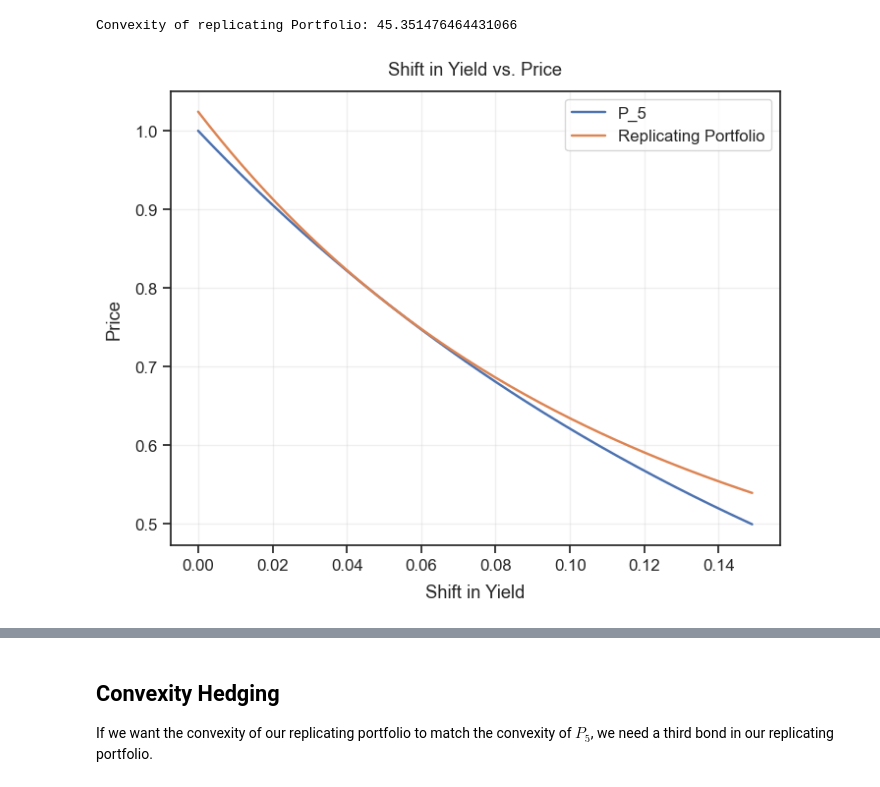
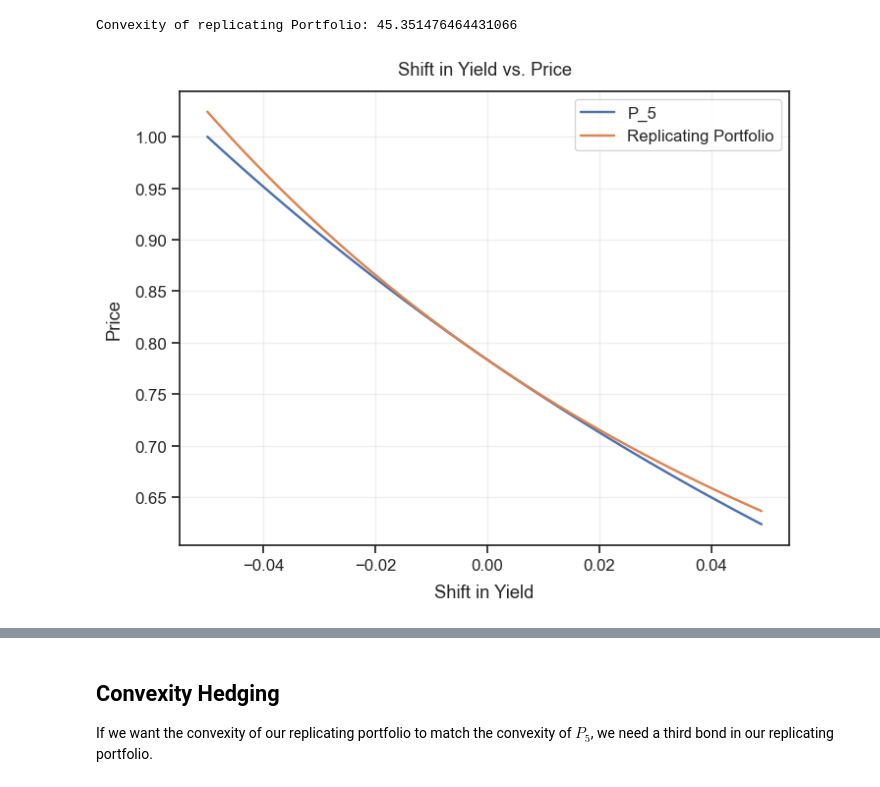
Before and after one commit to ChrisJMolloy/Bond-Duration, a Jupyter notebook: sensitivity.ipynb, the cells around one changed output, grey strips where cells are left out. Saved outputs shown, nothing was run; the diff lists cells and outputs as text; code cells hidden in the pictures.

```diff
--- a/sensitivity.ipynb
+++ b/sensitivity.ipynb
@@ -338,25 +338,24 @@ class Portfolio:
         self.D = self.get_D()
         self.C = self.get_C()
 
-    def get_price(self, rate=None):
-        if rate is not None:
-            p = sum([x.get_price(rate)*n[0] for x, n in zip(self.bonds, self.N)])
-        else:
-            p = sum([x.get_price(x.rates)*n[0] for x, n in zip(self.bonds, self.N)])
-        return p
+    def get_price(self, shift=0):
+        return sum([x.get_price(x.rates+shift)*n[0] for x, n in zip(self.bonds, self.N)])
 
-    def get_D(self, rate=None):
-        if rate is not None:
-            s = sum([x.D*x.get_price(rate)*n[0] for x, n in zip(self.bonds, self.N)])
-        else:
-            s = sum([x.D*x.get_price(x.rates)*n[0] for x, n in zip(self.bonds, self.N)])
+    def get_D(self, shift=0):
+        s = sum([x.D*x.get_price(x.rates + shift)*n[0] for x, n in zip(self.bonds, self.N)])
         return s/self.price
+
+    def get_dy(self, shift=0):
+        return -1 * self.get_D(shift)*self.get_price(shift)
+
+    def get_dyy(self, shift=0):
+        return self.get_C(shift)*self.get_price(shift)
 
     def get_C(self, shift=0):
         c = sum([x.C*x.get_price(x.rates + shift)*n[0] for x, n in zip(self.bonds, self.N)])
         return c/self.price
 # %%
-Rep_p = Portfolio([P_1, P_10], np.array([[N1], [N10]]))
+Rep_2 = Portfolio([P_1, P_10], np.array([[N1], [N10]]))
 # %%
 print(f'Price of P_5: {P_5.price}')
 print(f'Duration of P_5: {P_5.D}')
@@ -380,15 +377,17 @@ print(f'Convexity of replicating Portfolio: {Rep_p.C}')
 # %% [output]
 Convexity of replicating Portfolio: 45.351476464431066
+# %%
+shifts = np.arange(-0.05, 0.05, 1/1_000)
 # %%
-P_5_change = np.array([P_5.get_price(shift) for shift in shifts])
-portfolio_change = np.array([Rep_p.get_price(shift) for shift in shifts])
+P_5_change = np.array([P_5.get_price(P_5.rates + shift) for shift in shifts])
+Rep_2_change = np.array([Rep_2.get_price(shift) for shift in shifts])
 # %%
 plt.plot(shifts, P_5_change, label = "P_5")
-plt.plot(shifts, portfolio_change, label = "Replicating Portfolio")
+plt.plot(shifts, Rep_2_change, label = "Replicating Portfolio")
 plt.legend()
 plt.xlabel("Shift in Yield")
 plt.ylabel("Price")
 plt.title("Shift in Yield vs. Price")
 plt.show()
 # %% [output]
-[figure, old version]
+[figure, new version]
```
Also changed, not shown: parts of 30 cells of this notebook, 1 other file.
